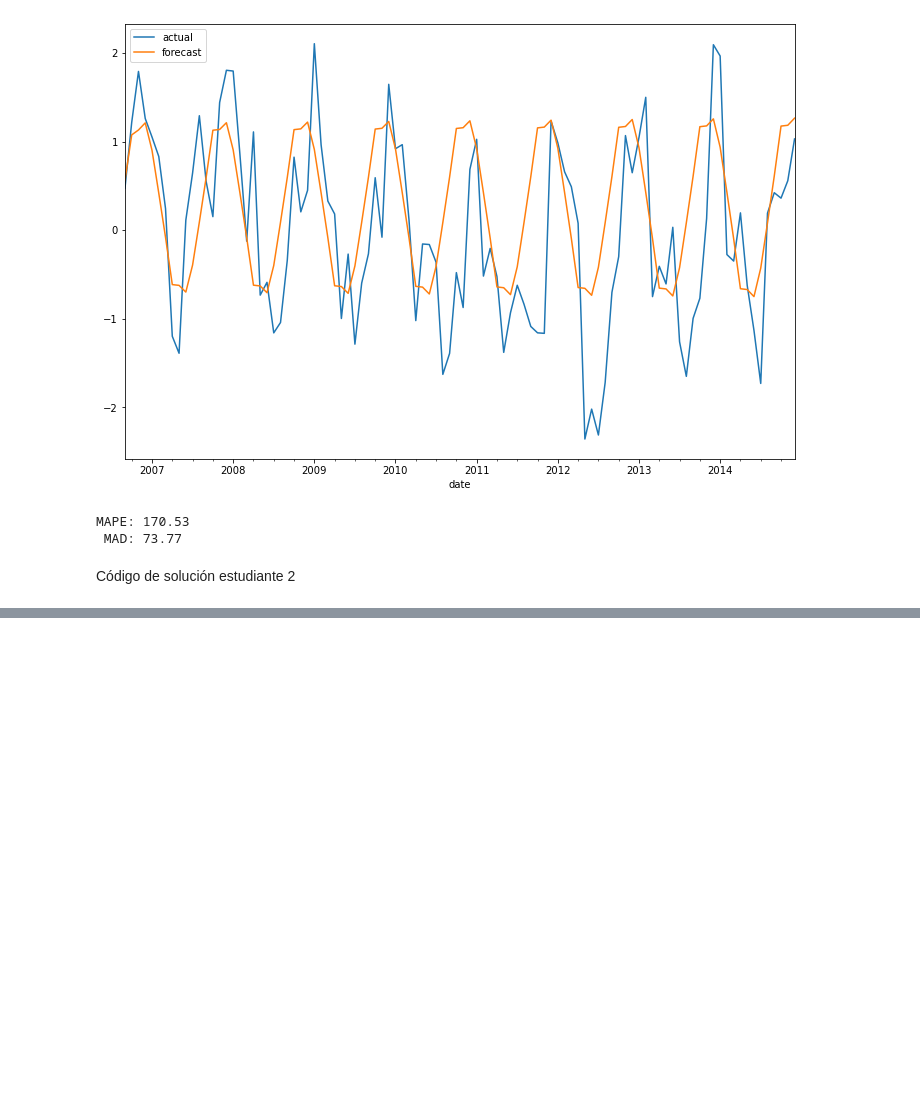
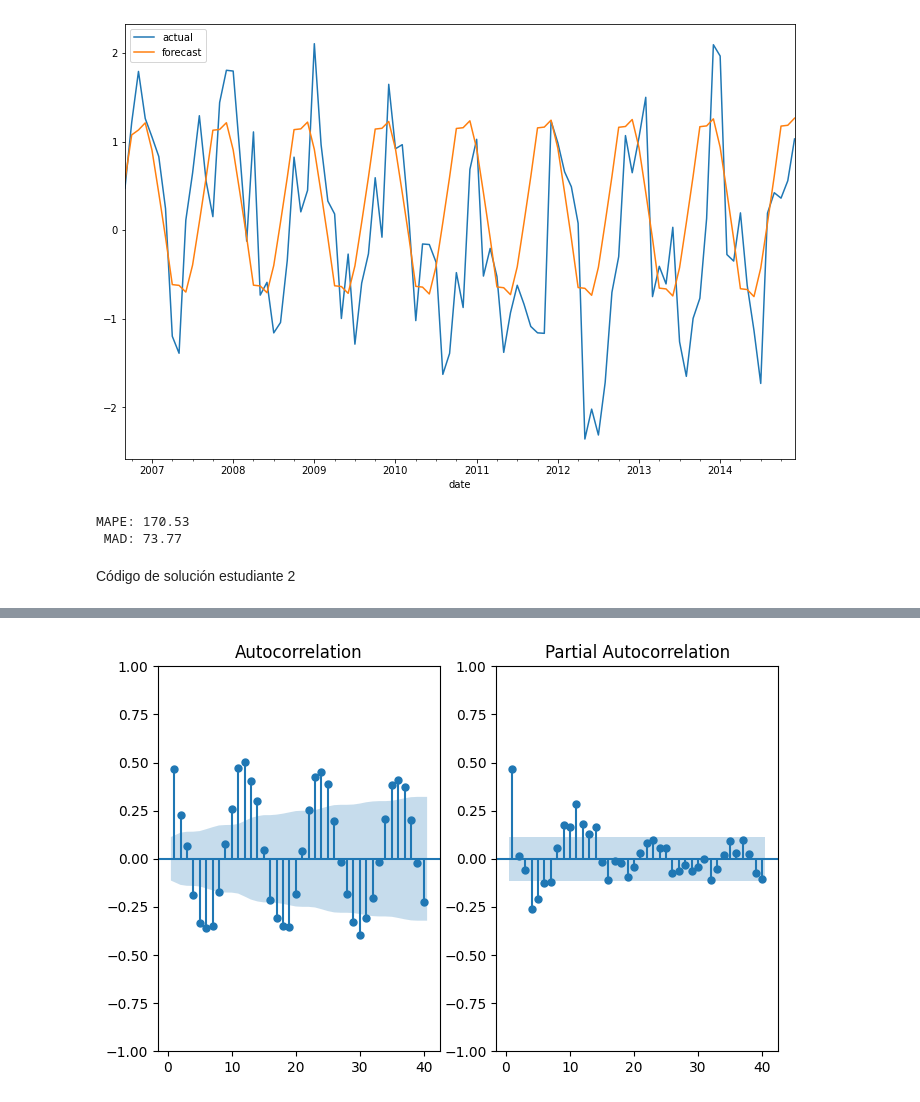
Before and after one commit to G4ll4rd0/Tarea3_RGALLARDO_PAVILLA, a Jupyter notebook: Tarea_3.ipynb, the cells around one changed output, grey strips where cells are left out. Cells and saved outputs as stored; diff of their text form; code cells hidden in the pictures; blank space fills up the shorter version.

```diff
--- a/Tarea_3.ipynb
+++ b/Tarea_3.ipynb
@@ -383,7 +383,7 @@ from statsmodels.graphics.tsaplots import plot_acf, plot_pacf
 
 
 class LinearForecast:
-    def __int__(self, timeseries):
+    def __init__(self, timeseries):
         self.timeseries = timeseries
 
     @staticmethod
@@ -858,0 +894,2 @@ La respuesta es .........
+# %%
+modelo_timeseries = LinearForecast(timeseries)
@@ -858,0 +910,4 @@ La respuesta es .........
+# %%
+modelo_timeseries.plot_acf_pacf(kwargs={'lags': 40})
+# %% [output]
+[figure, added]
```
Also changed, not shown: parts of 18 cells of this notebook.
